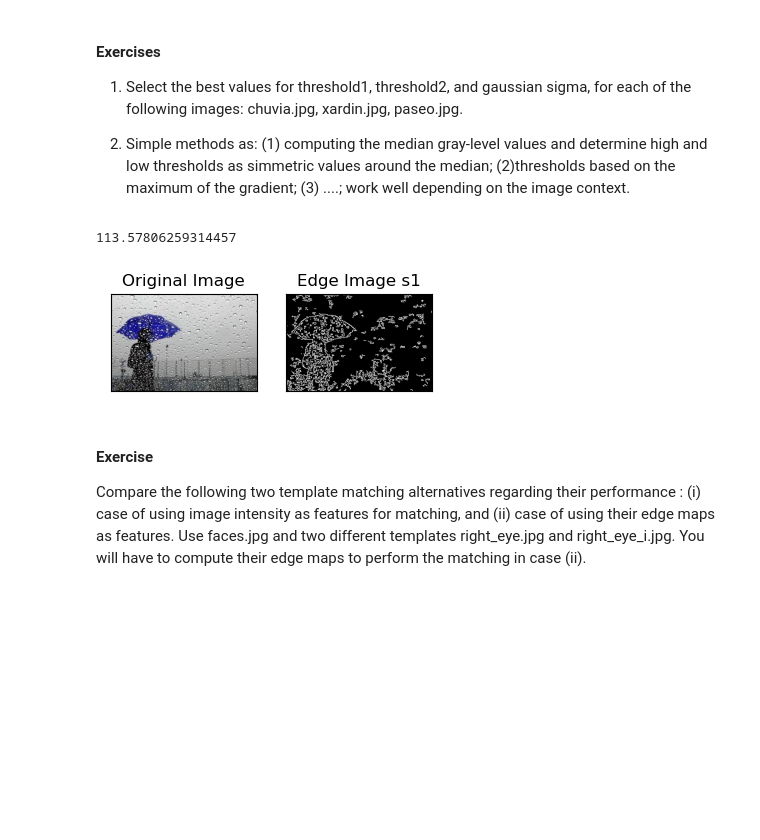
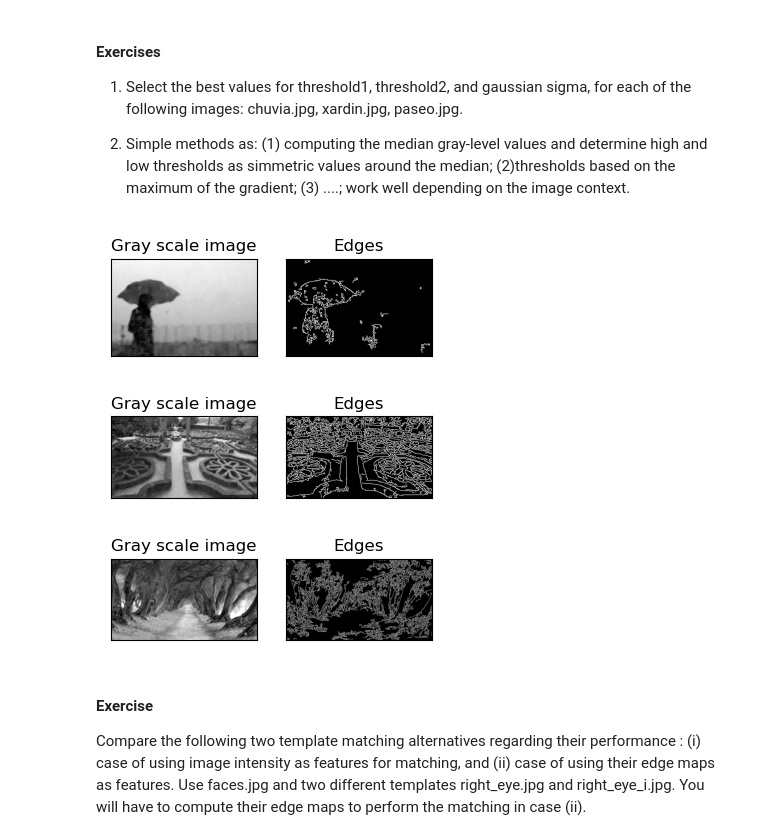
Before and after one commit to Jorgloba/ComputerVision_I, a Jupyter notebook: 4_Edge_Detection.ipynb, the cells around one changed output. Cells and saved outputs as stored; diff of their text form; code cells hidden in the pictures; blank space fills up the shorter version.

```diff
--- a/4_Edge_Detection.ipynb
+++ b/4_Edge_Detection.ipynb
@@ -173,43 +173,61 @@ plt.show()
 
 2. Simple methods as: (1) computing the median gray-level values and determine high and low thresholds as simmetric values around the median; (2)thresholds based on the maximum of the gradient; (3) ....; work well depending on the image context.
 # %%
-#SOLUTION HERE
-
 import cv2
-import numpy as np
-
-# read the image
-image = cv2.imread(edge_images_path+"chuvia.jpg")
+from matplotlib import pyplot as plt
 
 
-# Apply a median blur to the image
-img = cv2.medianBlur(img, 5)
-
-# Compute the median gray-level value of the image
-median_value = cv2.mean(img)[0]
-
-# Print the median gray-level value
-print(median_value)
-
-# set the gaussian sigma value
-gaussian_sigma = 5
-high_threshold = median_value + (median_value * gaussian_sigma)
-low_threshold = median_value - (median_value * gaussian_sigma)
+def canny_edge(image, kernel_size, gaussian_sigma):
+    # read the image
+    image = cv2.imread(edge_images_path+image)
+    img=cv2.cvtColor(image, cv2.COLOR_BGR2GRAY)
 
 
-# apply the Canny edge detection algorithm
-edges = cv2.Canny(image, low_threshold, high_threshold, gaussian_sigma)
+    # Apply median blur to the image
+    img = cv2.medianBlur(img, kernel_size)
 
-# show the resulting image
-plt.subplot(131),plt.imshow(image,cmap = 'gray')
-plt.title('Original Image'), plt.xticks([]), plt.yticks([])
-plt.subplot(132),plt.imshow(edges,cmap = 'gray')
-plt.title('Edge Image s1'), plt.xticks([]), plt.yticks([])
+    # Compute the mean gray-level value of the image
+    median_value = cv2.mean(img)[0]
 
-plt.show()
+    # Create the thresholds as symmetric values around the median
+    high_threshold = median_value + (median_value * gaussian_sigma)
+    low_threshold = median_value - (median_value * gaussian_sigma)
+
+
+    # apply the Canny edge detection algorithm
+    edges = cv2.Canny(image, low_threshold, high_threshold, gaussian_sigma,
+                      L2gradient=True)
+
+    # show the resulting image
+    plt.subplot(131),plt.imshow(img,cmap = 'gray')
+    plt.title('Gray scale image'), plt.xticks([]), plt.yticks([])
+    plt.subplot(132),plt.imshow(edges,cmap = 'gray')
+    plt.title('Edges'), plt.xticks([]), plt.yticks([])
+
+    plt.show()
+
+
+if __name__ == "__main__":
+    edge_images_path='./Images/Edge_images/'
+
+    image1 = "chuvia.jpg"
+    kernel_size1 = 7
+    gaussian_sigma1 = 4
+    canny_edge(image1, kernel_size1, gaussian_sigma1)
+
+    image2 = "xardin.jpg"
+    kernel_size2 = 3
+    gaussian_sigma2 = 2
+    canny_edge(image2, kernel_size2, gaussian_sigma2)
+
+    image3 = "paseo.jpg"
+    kernel_size3 = 3
+    gaussian_sigma3 = 1
+    canny_edge(image3, kernel_size3, gaussian_sigma3)
 # %% [output]
-113.57806259314457
-[figure, old version]
+[figure, new version]
+[figure, added]
+[figure, added]
 # %% [markdown]
 #### Exercise
 
```
Also changed, not shown: parts of 8 cells of this notebook.
